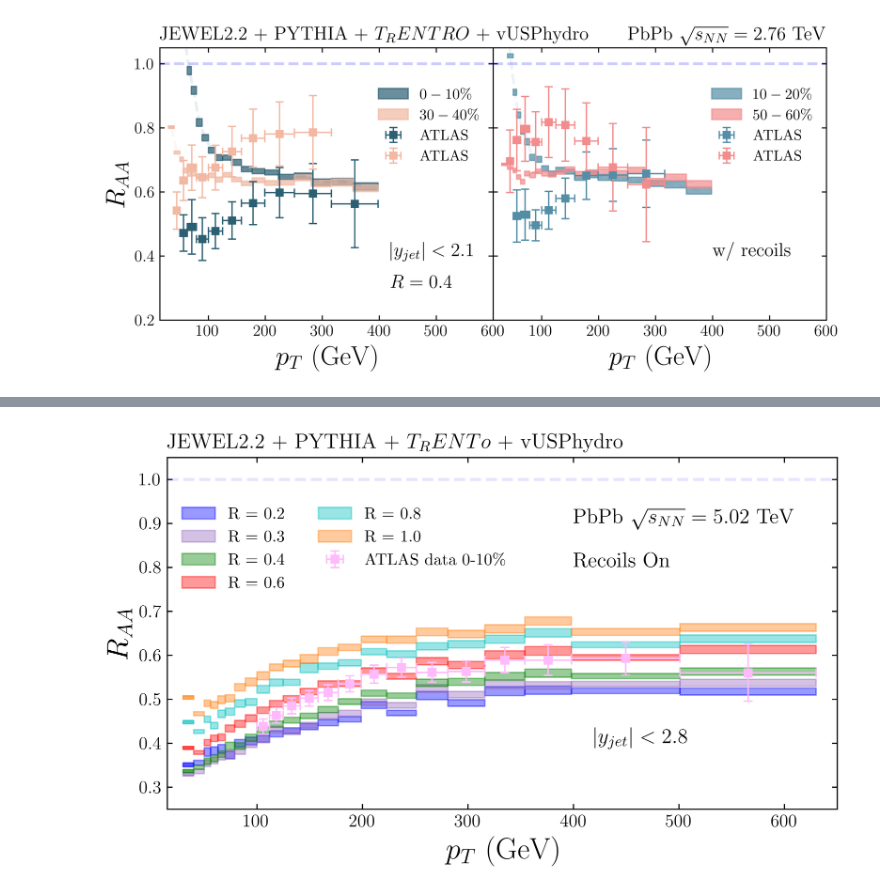
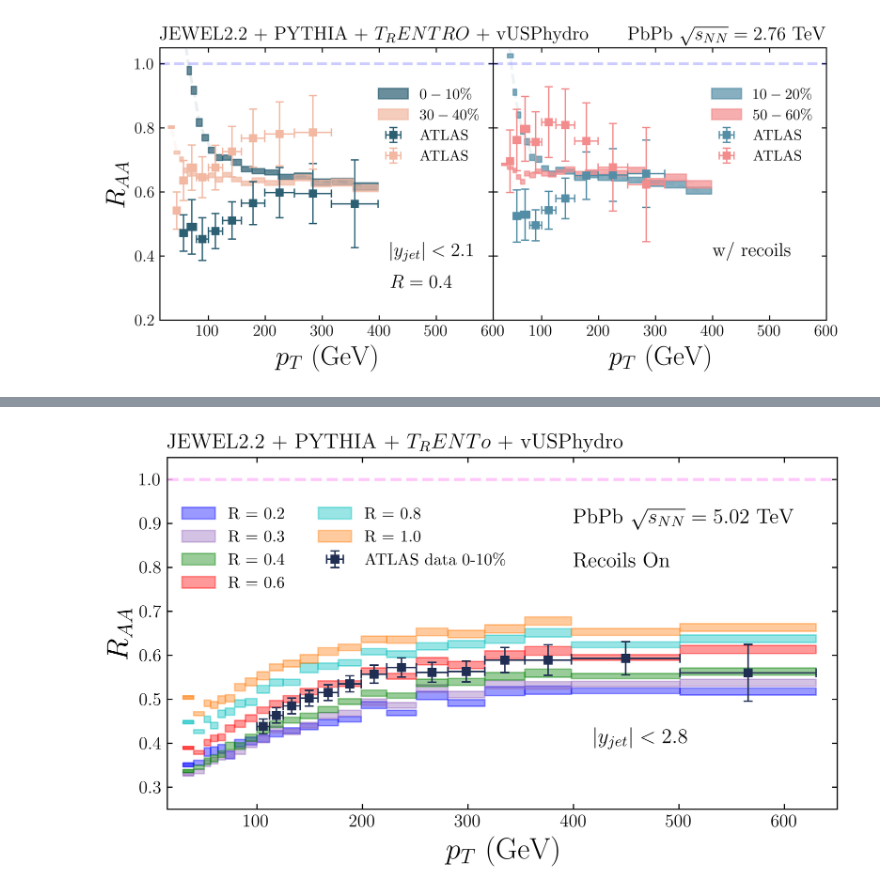
Before and after one commit to monamelop/Matplotlib_RAA, a Jupyter notebook: raa_jewel2.ipynb, the cells around one changed output, grey strips where cells are left out. Cells and saved outputs as stored; diff of their text form; code cells hidden in the pictures.

```diff
--- a/raa_jewel2.ipynb
+++ b/raa_jewel2.ipynb
@@ -1287,7 +1287,7 @@ obs = []
 #Plot dos dados experimentais
 ATLAS = DataFromExperiment('Data/ATLAS/ATLAS_0-10_502_raa.yoda', '/REF/ATLAS_2018_I1673184/d19-x01-y01')
 
-plt.errorbar(*ATLAS, color='#ffbafc', fmt='s', ms=5, elinewidth = 1., capsize = 3, capthick = 1, label='ATLAS data 0-10\%')
+plt.errorbar(*ATLAS, color='#1f2e52', fmt='s', ms=5, elinewidth = 1., capsize = 3, capthick = 1, label='ATLAS data 0-10\%')
 
 
 
@@ -1425,37 +1425,37 @@ for i in range(len(R)):
 
 
 # Define plot
-plt.axhline(y=1.0, xmin=0., xmax=1200., alpha=0.1, color='b', linestyle='--')
+plt.axhline(y=1.0, xmin=0., xmax=1200., alpha=0.8, color='#ffbafc', linestyle='--')
 
 plt.figure(1, dpi = 1200)
 
 
 
 
 
 # plt.errorbar(x, y, yerr, xerr, fmt='o')
 #plt.yscale('log')
 #plt.xscale('log')
 plt.xlabel('$p_{T}$ (GeV)')
 plt.ylabel('$R_{AA}$')
 plt.title('JEWEL2.2 + PYTHIA + $T_{R}ENTo$ + vUSPhydro', loc='left', fontsize = 14)
 
 plt.text(400., 0.9, 'PbPb $\sqrt{s_{NN}} = 5.02$ TeV', fontsize = 14)
 plt.text(420., 0.4,'$|y_{jet}|<2.8$', fontsize = 14)
 plt.text(400., 0.8,'Recoils On', fontsize = 14)
 plt.legend(ncol=2,loc=2,bbox_to_anchor=(0., 0.9))
 plt.xlim(15., 650.)
 plt.ylim(0.25, 1.05)
 
 
 
 # Save
 #plt.savefig('./imagens/simple_raa_Rs.pdf')
 plt.savefig('./Figures/5.02TeV/vTj2-5Twrec_raa_0-10_Rs.pdf')
 plt.savefig('./Figures/5.02TeV/vTj2-5Twrec_raa_0-10_Rs.png')
 
 
 #Mostrar gráfico
 plt.show()
 # %% [output]
-[figure, old version]
+[figure, new version]
```
Also changed, not shown: 2 other files.
